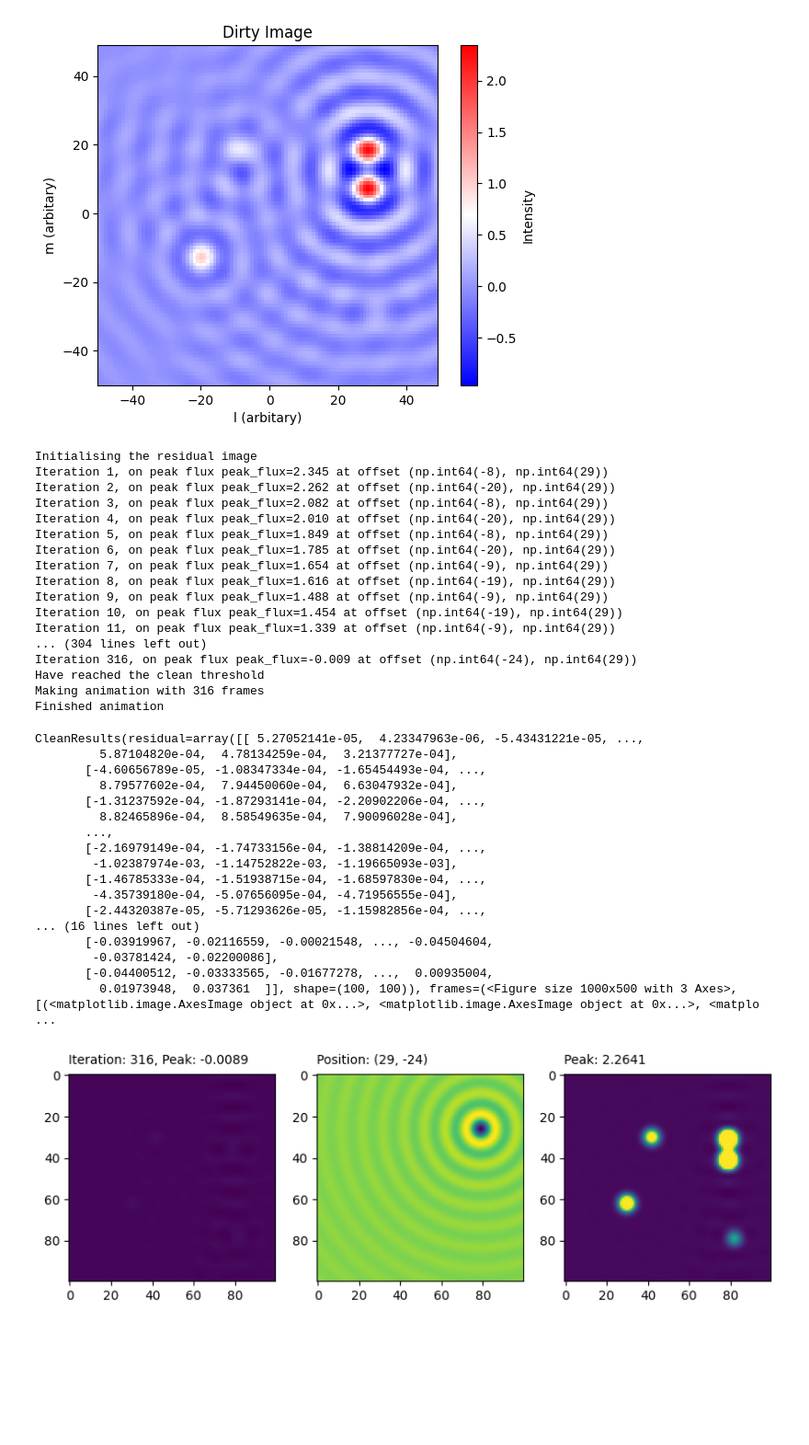
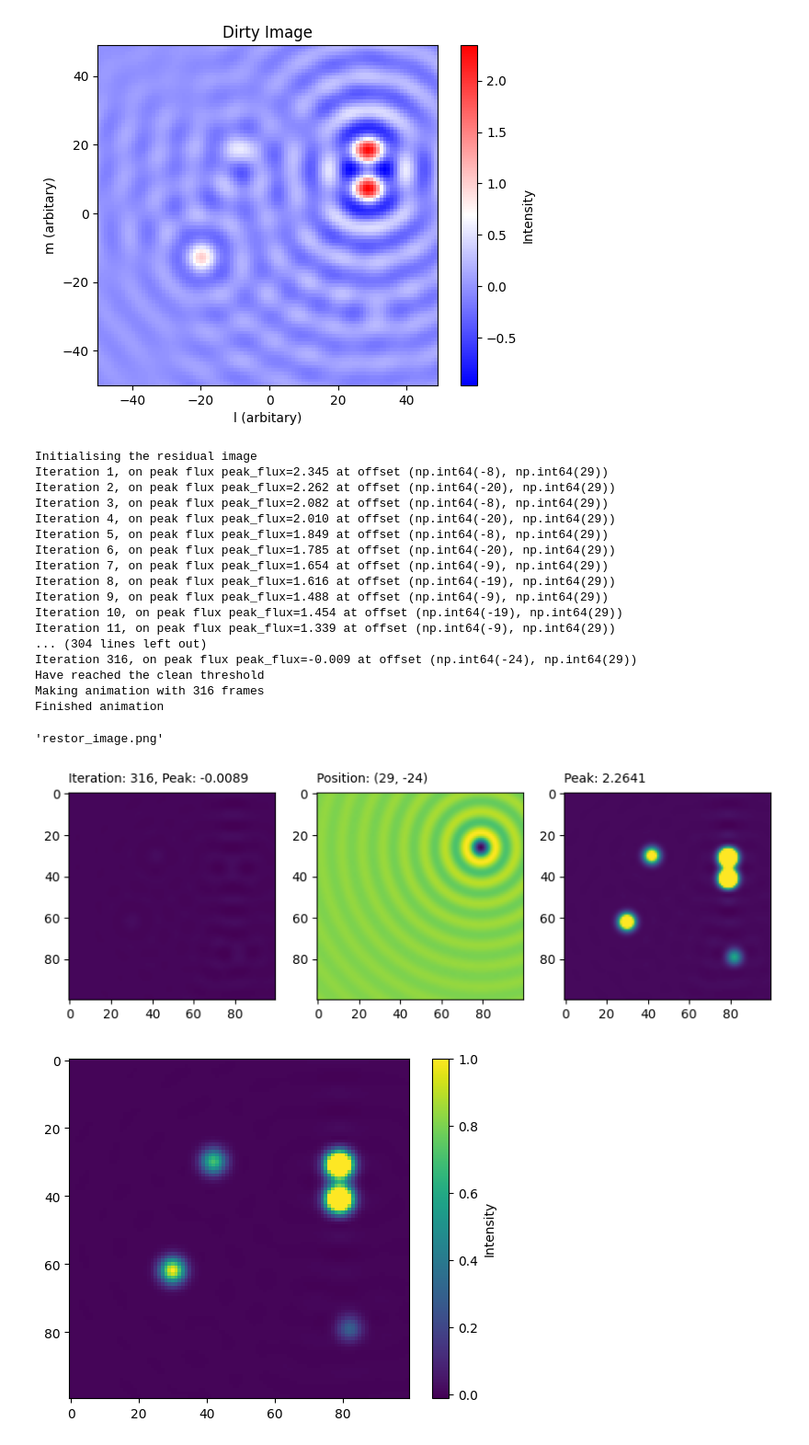
Before and after one commit to tjgalvin/Radio-School-2026, a Jupyter notebook: toy_clean.ipynb, the cells around one changed output. Shown at 92% size. Saved outputs shown, nothing was run; the diff lists cells and outputs as text; code cells hidden in the pictures; blank space fills up the shorter version.

```diff
--- a/toy_clean.ipynb
+++ b/toy_clean.ipynb
@@ -293,6 +293,8 @@ class CleanOptions:
     """Plot throughout the cleaning"""
     noise: NDArray[np.floating] | None = None
     """Additional noise to add onto the image"""
+    hide_psf: bool = False
+    """Hide the PSF panel during the p[lotting]"""
 
 @dataclass
 class CleanResults:
@@ -383,32 +385,44 @@ def plot_iteration(
     is not inteded to be used in a general sense."""
 
 
-    ax1, ax2, ax3 = axes
 
-    artist1 = ax1.imshow(residual, vmax=v_max)
-    artist2 = ax2.imshow(response)
-    artist3 = ax3.imshow(restor, vmax=v_max)
+    psf_ax = None
+    if len(axes) == 2:
+        residual_ax, restor_ax = axes
+    else:
+        residual_ax, psf_ax, restor_ax = axes
 
-    residual_title = ax1.text(
+    artist1 = residual_ax.imshow(residual, vmax=v_max)
+    artist3 = restor_ax.imshow(restor, vmax=v_max)
+
+    residual_title = residual_ax.text(
         0.0,
         1.05,
         f"Iteration: {peak_info.iteration}, Peak: {peak_info.flux:.4f}",
-        transform=ax1.transAxes
+        transform=residual_ax.transAxes
     )
-    psf_title = ax2.text(
-        0.0,
-        1.05,
-        f"Position: {peak_info.offsets}",
-        transform=ax2.transAxes
-    )
-    restor_title = ax3.text(
+
+    restor_title = restor_ax.text(
         0.0,
         1.05,
         f"Peak: {np.max(restor):.4f}",
-        transform=ax3.transAxes
+        transform=restor_ax.transAxes
     )
 
-    return (artist1, artist2, artist3, residual_title, psf_title, restor_title)
+    artists = (artist1, artist3, residual_title, restor_title)
+
+    # Deal with the option of hiding
+    if psf_ax:
+        artist2 = psf_ax.imshow(response)
+        psf_title = psf_ax.text(
+            0.0,
+            1.05,
+            f"Position: {peak_info.offsets}",
+            transform=psf_ax.transAxes
+        )
+        artists = artists + (artist2, psf_title)
+
+    return artists
 
 
 def clean(pix_coords: PixCoords, dirty: Dirty, clean_options: CleanOptions) -> CleanResults:
@@ -425,8 +439,8 @@ def clean(pix_coords: PixCoords, dirty: Dirty, clean_options: CleanOptions) -> C
     frames = []
     if clean_options.plot_iterations:
         plt.close("all")
-        fig, axes = plt.subplots(1, 3, figsize=(10, 5))
-
+        no_panels = 2 if clean_options.hide_psf else 3
+        fig, axes = plt.subplots(1, no_panels, figsize=(10, 5))
 
     print("Initialising the residual image")
     residual = dirty.copy()
@@ -482,7 +496,7 @@ def run_cleaner(
     dirty: Dirty,
     clean_options: CleanOptions,
     out_path: Path,
-    fps: int = 5
+    fps: int = 5,
 ) -> CleanResults:
 
     if clean_options.noise is not None:
@@ -501,12 +515,12 @@ def run_cleaner(
 
     return clean_results
 
-def plot_restor(image: Image, out_path: Path) -> Path:
+def plot_restor(image: Image, out_path: Path, **kwargs) -> Path:
     """Quickly ploit the restored image (or something)"""
-    fig, ax = plt.subplots(1m1)
+    fig, ax = plt.subplots(1, 1)
 
     cim = ax.imshow(
-        image
+        image, **kwargs
     )
     fig.colorbar(cim, label="Intensity")
     fig.savefig(out_path, bbox_inches="tight")
@@ -514,50 +528,39 @@ def plot_restor(image: Image, out_path: Path) -> Path:
     return out_path
 
 clean_options = CleanOptions(
     max_iterations=400,
     stopping_flux=0.009,
     loop_gain=0.1,
     plot_iterations=True,
 )
 clean_results = run_cleaner(
     pix_coords=pix_coords, dirty=dirty, clean_options=clean_options, out_path=Path("clean_animation.mp4")
 )
+
+plot_restor(
+    image=clean_results.restor, out_path="restor_image.png", vmax=1
+)
 # %% [output]
 Initialising the residual image
 Iteration 1, on peak flux peak_flux=2.345 at offset (np.int64(-8), np.int64(29))
 Iteration 2, on peak flux peak_flux=2.262 at offset (np.int64(-20), np.int64(29))
 Iteration 3, on peak flux peak_flux=2.082 at offset (np.int64(-8), np.int64(29))
 Iteration 4, on peak flux peak_flux=2.010 at offset (np.int64(-20), np.int64(29))
 Iteration 5, on peak flux peak_flux=1.849 at offset (np.int64(-8), np.int64(29))
 Iteration 6, on peak flux peak_flux=1.785 at offset (np.int64(-20), np.int64(29))
 Iteration 7, on peak flux peak_flux=1.654 at offset (np.int64(-9), np.int64(29))
 Iteration 8, on peak flux peak_flux=1.616 at offset (np.int64(-19), np.int64(29))
 Iteration 9, on peak flux peak_flux=1.488 at offset (np.int64(-9), np.int64(29))
 Iteration 10, on peak flux peak_flux=1.454 at offset (np.int64(-19), np.int64(29))
 Iteration 11, on peak flux peak_flux=1.339 at offset (np.int64(-9), np.int64(29))
 ... (304 lines left out)
 Iteration 316, on peak flux peak_flux=-0.009 at offset (np.int64(-24), np.int64(29))
 Have reached the clean threshold
 Making animation with 316 frames
 Finished animation
-CleanResults(residual=array([[ 5.27052141e-05,  4.23347963e-06, -5.43431221e-05, ...,
-         5.87104820e-04,  4.78134259e-04,  3.21377727e-04],
-       [-4.60656789e-05, -1.08347334e-04, -1.65454493e-04, ...,
-         8.79577602e-04,  7.94450060e-04,  6.63047932e-04],
-       [-1.31237592e-04, -1.87293141e-04, -2.20902206e-04, ...,
-         8.82465896e-04,  8.58549635e-04,  7.90096028e-04],
-       ...,
-       [-2.16979149e-04, -1.74733156e-04, -1.38814209e-04, ...,
-        -1.02387974e-03, -1.14752822e-03, -1.19665093e-03],
-       [-1.46785333e-04, -1.51938715e-04, -1.68597830e-04, ...,
-        -4.35739180e-04, -5.07656095e-04, -4.71956555e-04],
-       [-2.44320387e-05, -5.71293626e-05, -1.15982856e-04, ...,
-... (16 lines left out)
-       [-0.03919967, -0.02116559, -0.00021548, ..., -0.04504604,
-        -0.03781424, -0.02200086],
-       [-0.04400512, -0.03333565, -0.01677278, ...,  0.00935004,
-         0.01973948,  0.037361  ]], shape=(100, 100)), frames=(<Figure size 1000x500 with 3 Axes>, [(<matplotlib.image.AxesImage object at 0x...>, <matplotlib.image.AxesImage object at 0x...>, <matplo ...
+'restor_image.png'
 [figure]
+[figure, added]
 # %%
 np.random.seed(42)
 noise = np.random.normal(loc=0, scale=0.1, size=dirty.size).reshape(dirty.shape)
```
Also changed, not shown: parts of 1 cell of this notebook, 1 other file.
